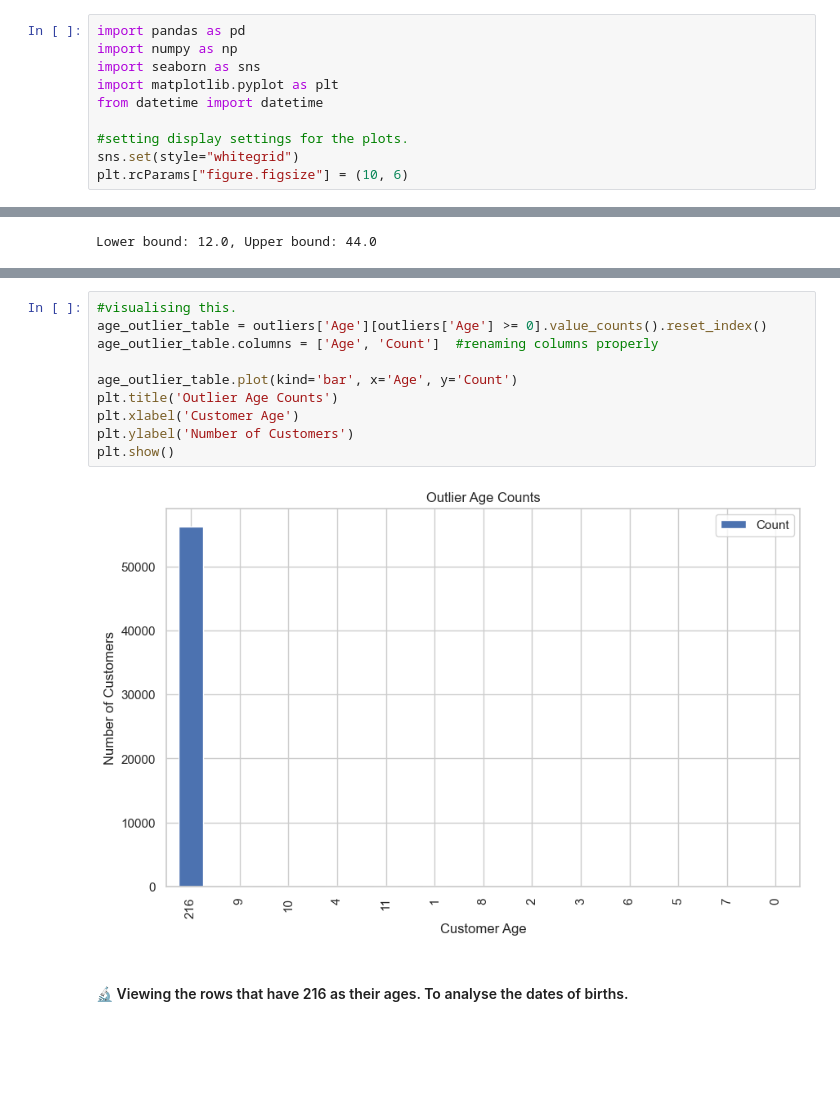
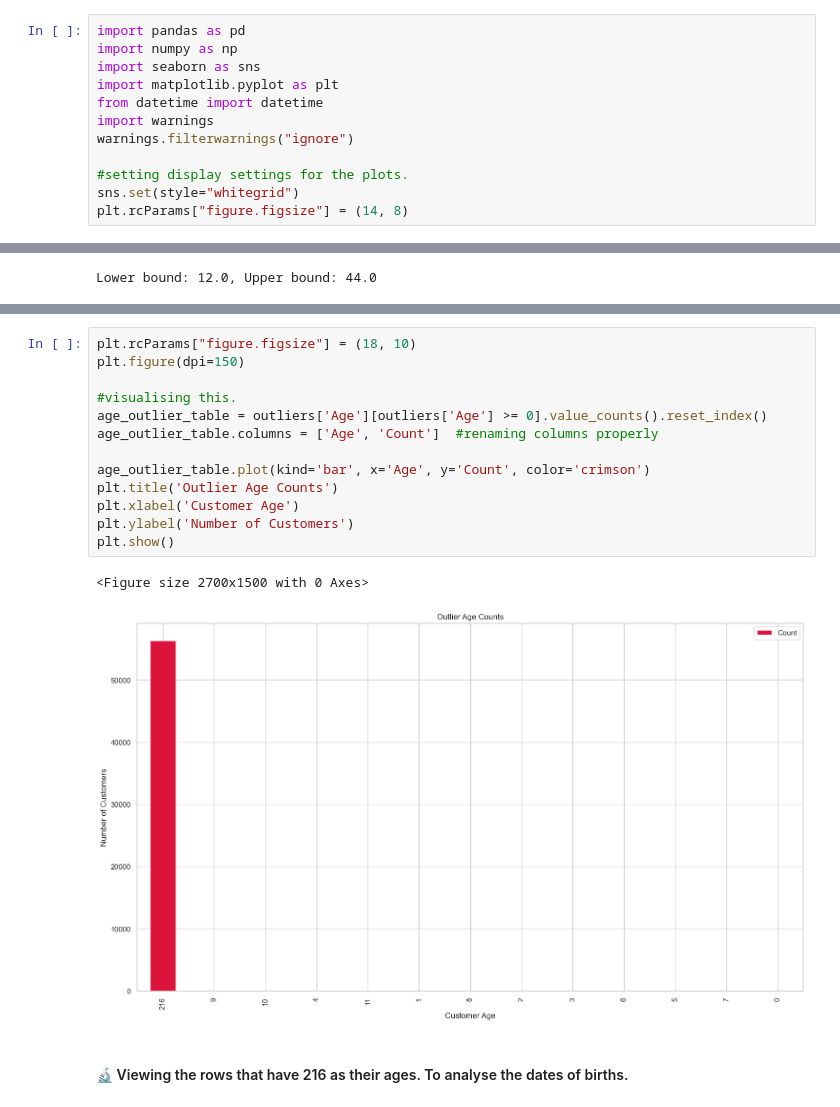
Before and after one commit to mosimii/banktrust-rfm-customer-segmentation, a Jupyter notebook: rfm_customer_segmentation_banktrust.ipynb, the cells around one changed output, grey strips where cells are left out. Cells and saved outputs as stored; diff of their text form; blank space fills up the shorter version.

```diff
--- a/rfm_customer_segmentation_banktrust.ipynb
+++ b/rfm_customer_segmentation_banktrust.ipynb
@@ -28,8 +28,10 @@ import numpy as np
 import seaborn as sns
 import matplotlib.pyplot as plt
 from datetime import datetime
+import warnings
+warnings.filterwarnings("ignore")
 
 #setting display settings for the plots.
 sns.set(style="whitegrid")
-plt.rcParams["figure.figsize"] = (10, 6)
+plt.rcParams["figure.figsize"] = (14, 8)
 # %% [markdown]
@@ -292,17 +294,21 @@ Age
 0          6
 Name: count, dtype: int64
 # %%
+plt.rcParams["figure.figsize"] = (18, 10)
+plt.figure(dpi=150)
+
 #visualising this.
 age_outlier_table = outliers['Age'][outliers['Age'] >= 0].value_counts().reset_index()
 age_outlier_table.columns = ['Age', 'Count']  #renaming columns properly
 
-age_outlier_table.plot(kind='bar', x='Age', y='Count')
+age_outlier_table.plot(kind='bar', x='Age', y='Count', color='crimson')
 plt.title('Outlier Age Counts')
 plt.xlabel('Customer Age')
 plt.ylabel('Number of Customers')
 plt.show()
 # %% [output]
+<Figure size 2700x1500 with 0 Axes>
-[figure, old version]
+[figure, new version]
 # %% [markdown]
 #### &#x1F52C; Viewing the rows that have 216 as their ages. To analyse the dates of births.
 # %%
```
Also changed, not shown: parts of 22 cells of this notebook.
